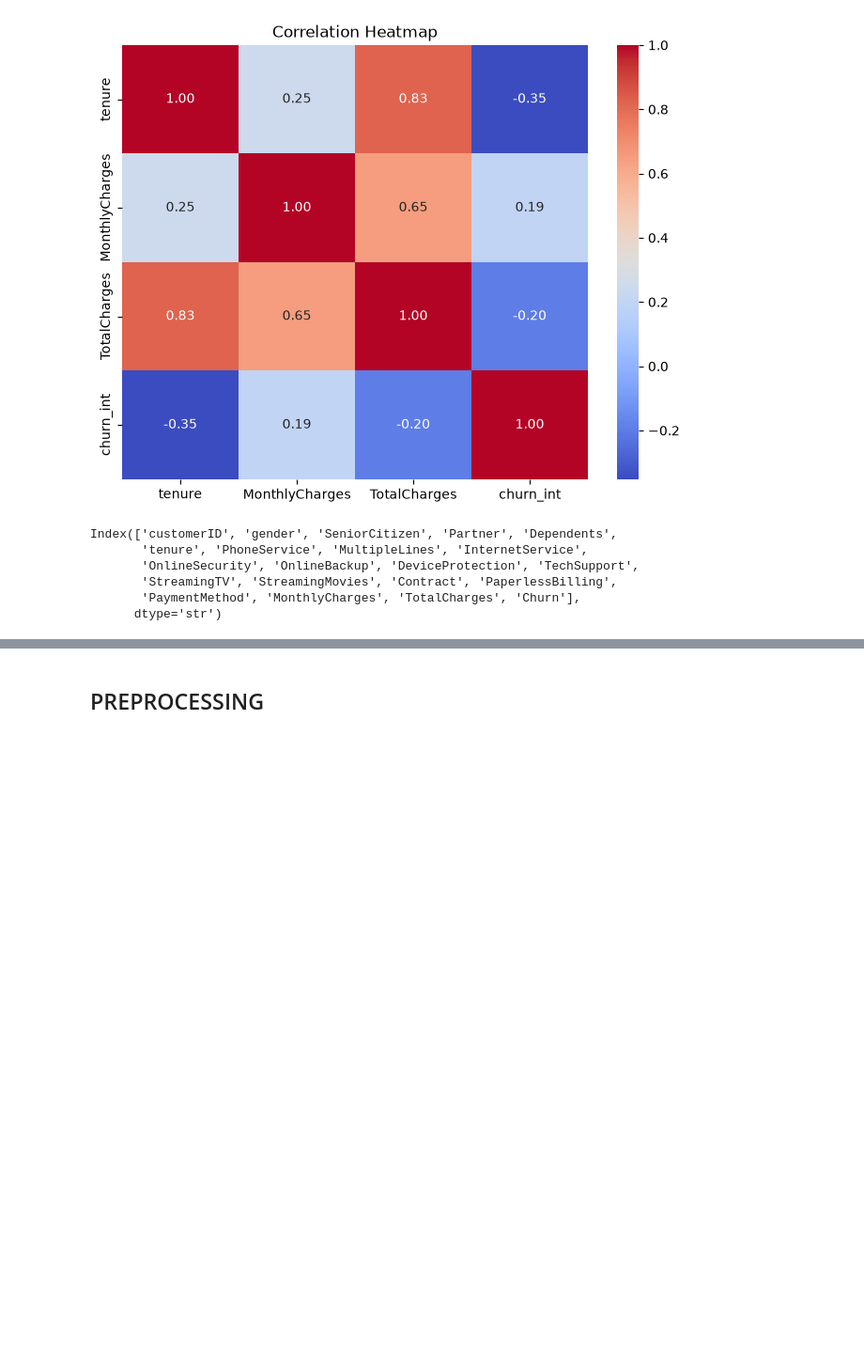
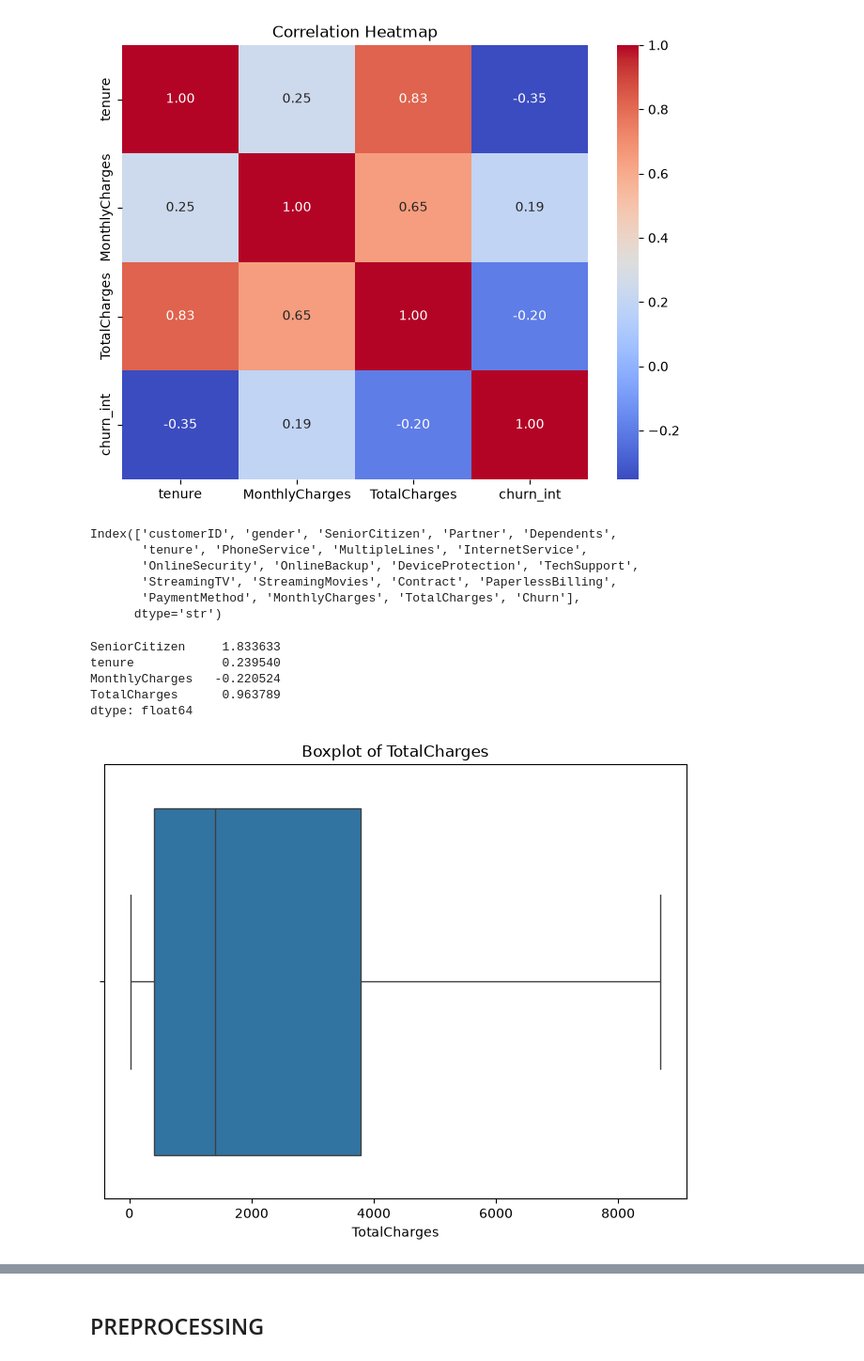
Before and after one commit to Puneet-Rana/Churnsense_Ai_ML, a Jupyter notebook: notebooks/01_eda.ipynb, the cells around one changed output, grey strips where cells are left out. Shown at 94% size. Cells and saved outputs as stored; diff of their text form; code cells hidden in the pictures; blank space fills up the shorter version.

```diff
--- a/notebooks/01_eda.ipynb
+++ b/notebooks/01_eda.ipynb
@@ -153,3 +154,19 @@ Index(['customerID', 'gender', 'SeniorCitizen', 'Partner', 'Dependents',
        'StreamingTV', 'StreamingMovies', 'Contract', 'PaperlessBilling',
        'PaymentMethod', 'MonthlyCharges', 'TotalCharges', 'Churn'],
       dtype='str')
+# %%
+num_col= df.select_dtypes(include=['int64', 'float64']).columns.tolist()
+df[num_col].skew()
+# %% [output]
+SeniorCitizen     1.833633
+tenure            0.239540
+MonthlyCharges   -0.220524
+TotalCharges      0.963789
+dtype: float64
+# %%
+plt.figure(figsize=(8, 6))
+sns.boxplot(data=df['TotalCharges'], orient='h')
+plt.title('Boxplot of TotalCharges')
+plt.show()
+# %% [output]
+[figure, added]
```
Also changed, not shown: parts of 12 cells of this notebook, 1 other file.
